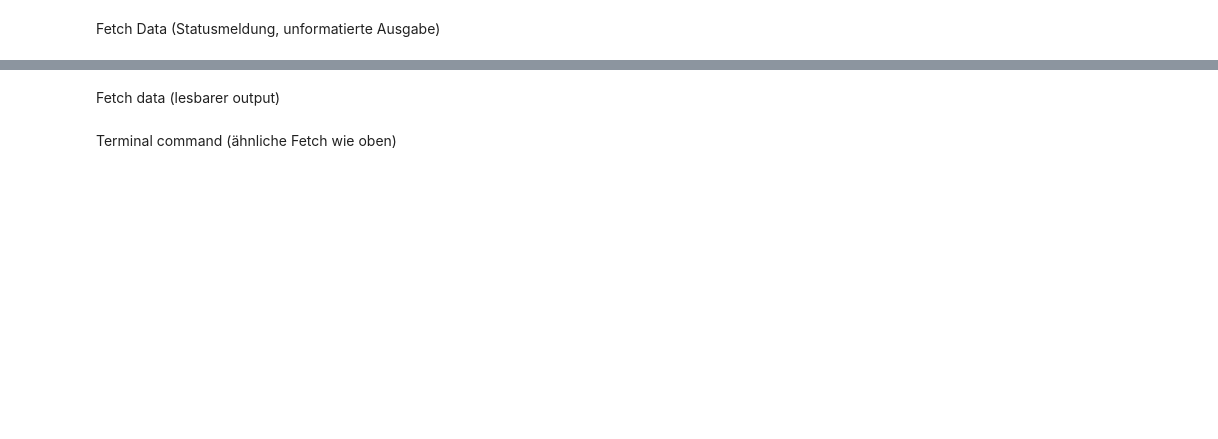
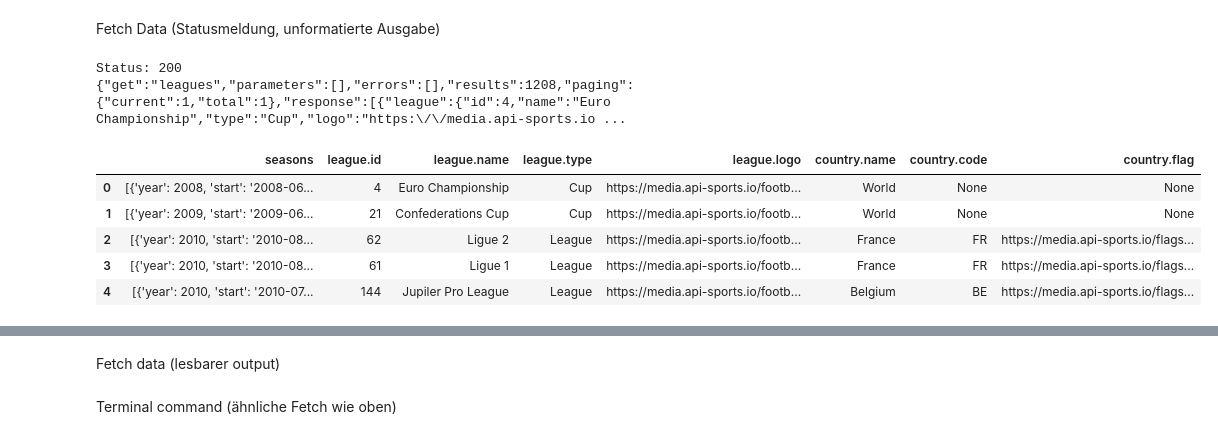
Before and after one commit to minhsang-03/project, a Jupyter notebook: data_analytics.ipynb, the cells around one changed output, grey strips where cells are left out. Cells and saved outputs as stored; diff of their text form; code cells hidden in the pictures; blank space fills up the shorter version.

```diff
--- a/data_analytics.ipynb
+++ b/data_analytics.ipynb
@@ -1,7 +1,14 @@
 # %% [markdown]
 Fetch Data (Statusmeldung, unformatierte Ausgabe)
 # %%
+!pip install pymysql
 import requests
+import pandas as pd
+import numpy as np
+
+# Datenbank-Verbindung
+from sqlalchemy import create_engine
+
 
 url = "https://v3.football.api-sports.io/leagues"
 
@@ -16,3 +23,33 @@ print("Status:", response.status_code)
 
 # Gibt die Daten als Text (JSON) aus
 print(response.text)
+
+data = response.json()
+# %% [output]
+Status: 200
+{"get":"leagues","parameters":[],"errors":[],"results":1208,"paging":{"current":1,"total":1},"response":[{"league":{"id":4,"name":"Euro Championship","type":"Cup","logo":"https:\/\/media.api-sports.io ...
+# %%
+# API aufrufen
+response = requests.get(url, headers=headers)
+
+# Antwort in ein Python-Dictionary umwandeln (JSON)
+data = response.json()
+
+# Prüfen, welche Schlüssel vorhanden sind
+data.keys()
+
+# Relevanter Teil der API-Antwort
+leagues = data["response"]
+
+# JSON in tabellarische Form bringen
+df_leagues = pd.json_normalize(leagues)
+
+# Erste Zeilen anzeigen
+df_leagues.head()
+# %% [output]
+|  | seasons | league.id | league.name | league.type | league.logo | country.name | country.code | country.flag |
+| 0 | [{'year': 2008, 'start': '2008-06... | 4 | Euro Championship | Cup | https://media.api-sports.io/footb... | World | None | None |
+| 1 | [{'year': 2009, 'start': '2009-06... | 21 | Confederations Cup | Cup | https://media.api-sports.io/footb... | World | None | None |
+| 2 | [{'year': 2010, 'start': '2010-08... | 62 | Ligue 2 | League | https://media.api-sports.io/footb... | France | FR | https://media.api-sports.io/flags... |
+| 3 | [{'year': 2010, 'start': '2010-08... | 61 | Ligue 1 | League | https://media.api-sports.io/footb... | France | FR | https://media.api-sports.io/flags... |
+| 4 | [{'year': 2010, 'start': '2010-07... | 144 | Jupiler Pro League | League | https://media.api-sports.io/footb... | Belgium | BE | https://media.api-sports.io/flags... |
```
Also changed, not shown: parts of 9 cells of this notebook.
